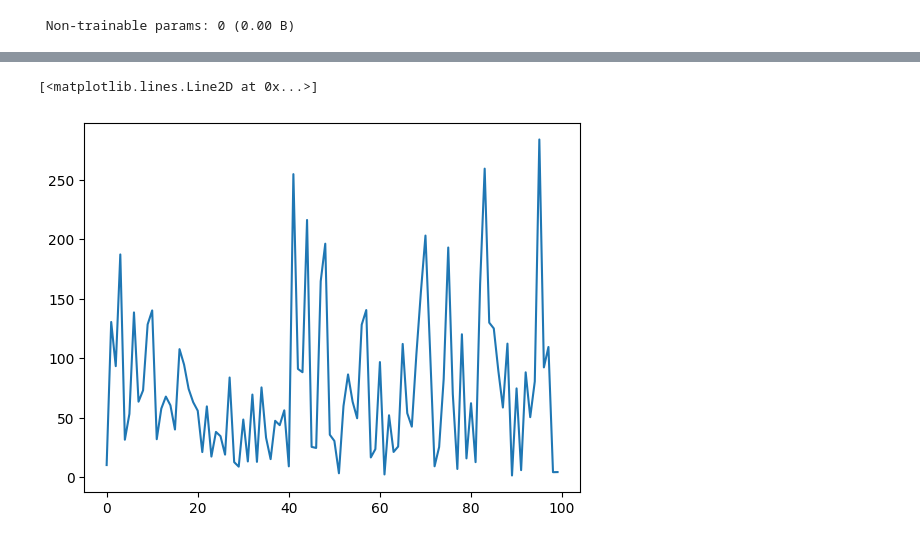
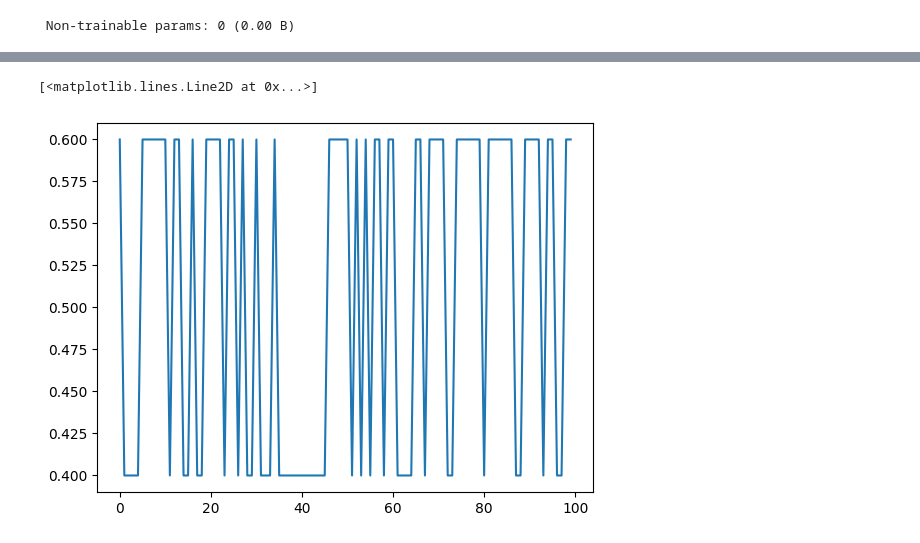
Before and after one commit to ajaykumar080286/DeepLearning, a Jupyter notebook: feature_scaling.ipynb, the cells around one changed output, grey strips where cells are left out. Drawn from its saved outputs; the diff is of its cells as text; code cells hidden in the pictures.

```diff
--- a/feature_scaling.ipynb
+++ b/feature_scaling.ipynb
@@ -80,7 +80,7 @@ Epoch 100/100
 # %%
 import matplotlib.pyplot as plt
 # %%
-plt.plot(history.history['val_loss'])
+plt.plot(history.history['val_accuracy'])
 # %% [output]
 [<matplotlib.lines.Line2D at 0x...>]
-[figure, old version]
+[figure, new version]
```
